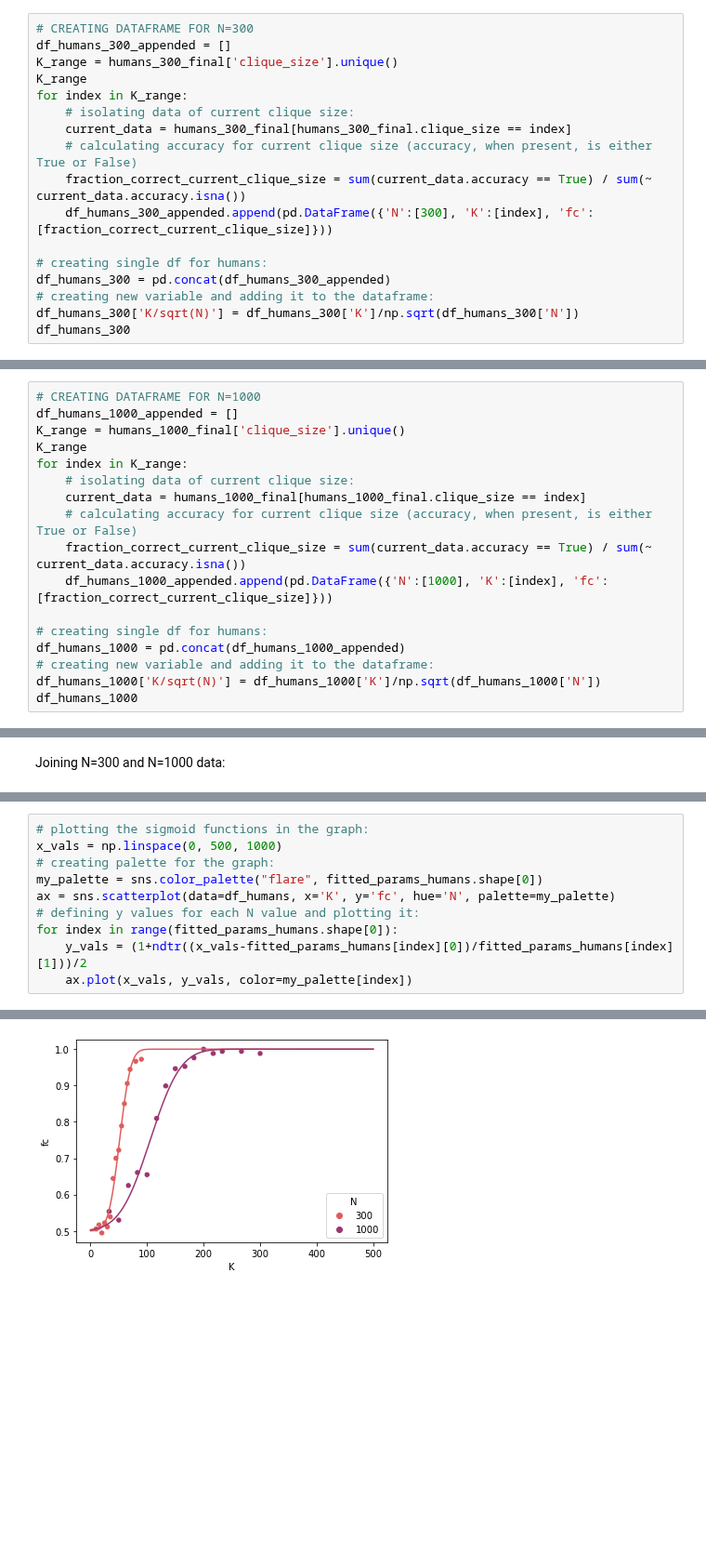
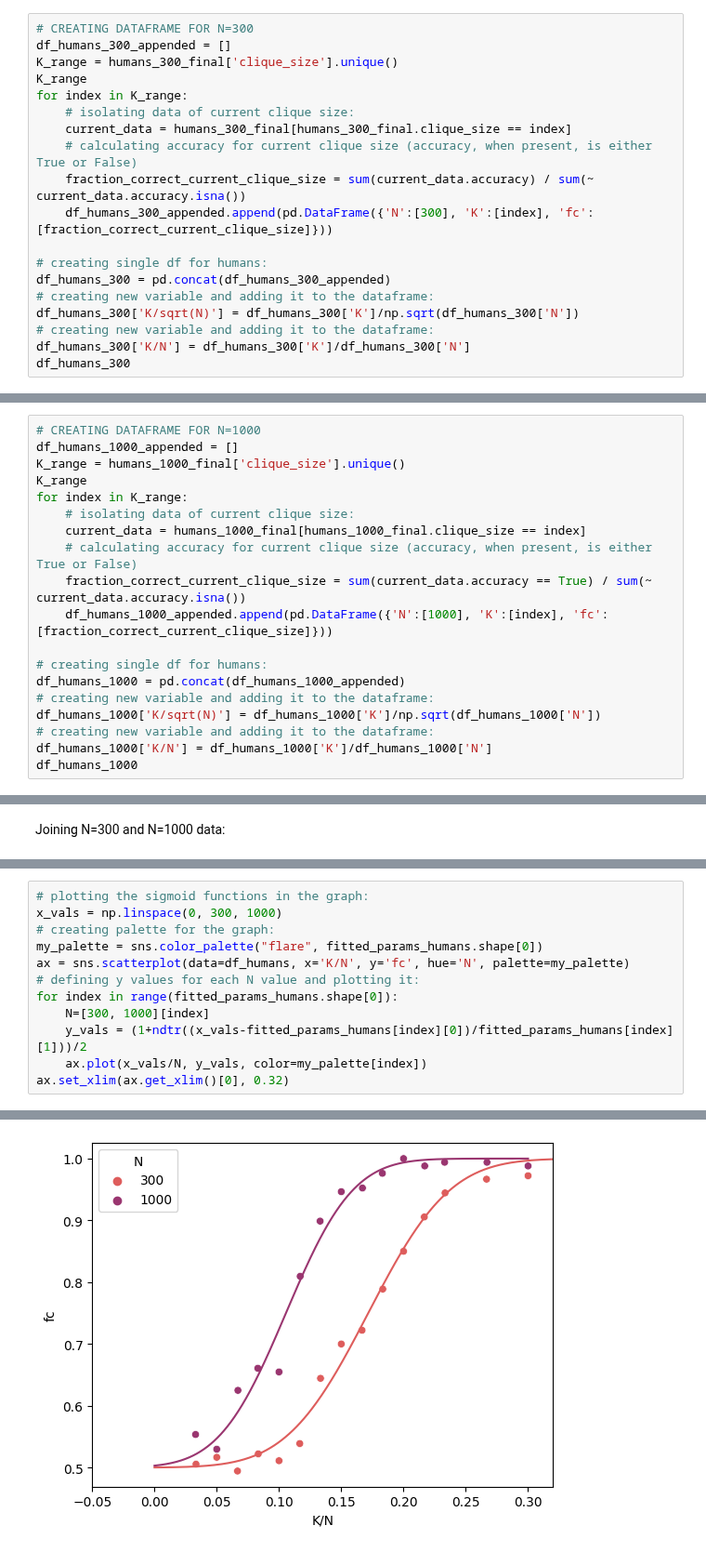
Before and after one commit to danieletirinnanzi/HUPLACLIP-analysis, a Jupyter notebook: data_analysis/pilot_2_horizontal/Pilot2-combined-analysis.ipynb, the cells around one changed output, grey strips where cells are left out. Shown at 93% size. Drawn from its saved outputs; the diff is of its cells as text; blank space fills up the shorter version.

Commit message:
worked on data analysis with Eugenio

```diff
--- a/data_analysis/pilot_2_horizontal/Pilot2-combined-analysis.ipynb
+++ b/data_analysis/pilot_2_horizontal/Pilot2-combined-analysis.ipynb
@@ -215,12 +215,14 @@ for index in K_range:
     # isolating data of current clique size:
     current_data = humans_300_final[humans_300_final.clique_size == index]
     # calculating accuracy for current clique size (accuracy, when present, is either True or False)
-    fraction_correct_current_clique_size = sum(current_data.accuracy == True) / sum(~ current_data.accuracy.isna())
+    fraction_correct_current_clique_size = sum(current_data.accuracy) / sum(~ current_data.accuracy.isna())
     df_humans_300_appended.append(pd.DataFrame({'N':[300], 'K':[index], 'fc':[fraction_correct_current_clique_size]}))
 
 # creating single df for humans:
 df_humans_300 = pd.concat(df_humans_300_appended)
 # creating new variable and adding it to the dataframe:
 df_humans_300['K/sqrt(N)'] = df_humans_300['K']/np.sqrt(df_humans_300['N'])
+# creating new variable and adding it to the dataframe:
+df_humans_300['K/N'] = df_humans_300['K']/df_humans_300['N']
 df_humans_300
 # %% [output]
@@ -303,5 +309,7 @@ for index in K_range:
 df_humans_1000 = pd.concat(df_humans_1000_appended)
 # creating new variable and adding it to the dataframe:
 df_humans_1000['K/sqrt(N)'] = df_humans_1000['K']/np.sqrt(df_humans_1000['N'])
+# creating new variable and adding it to the dataframe:
+df_humans_1000['K/N'] = df_humans_1000['K']/df_humans_1000['N']
 df_humans_1000
 # %% [output]
@@ -362,12 +370,14 @@ array([[ 51.49224731,  15.48359124],
        [105.5643894 ,  42.28321006]])
 # %%
 # plotting the sigmoid functions in the graph:
-x_vals = np.linspace(0, 500, 1000)
+x_vals = np.linspace(0, 300, 1000)
 # creating palette for the graph:
 my_palette = sns.color_palette("flare", fitted_params_humans.shape[0])
-ax = sns.scatterplot(data=df_humans, x='K', y='fc', hue='N', palette=my_palette)
+ax = sns.scatterplot(data=df_humans, x='K/N', y='fc', hue='N', palette=my_palette)
 # defining y values for each N value and plotting it:
 for index in range(fitted_params_humans.shape[0]):
+    N=[300, 1000][index]
     y_vals = (1+ndtr((x_vals-fitted_params_humans[index][0])/fitted_params_humans[index][1]))/2
-    ax.plot(x_vals, y_vals, color=my_palette[index])
+    ax.plot(x_vals/N, y_vals, color=my_palette[index])
+ax.set_xlim(ax.get_xlim()[0], 0.32)
 # %% [output]
@@ -374 +385 @@ for index in range(fitted_params_humans.shape[0]):
-[figure, old version]
+[figure, new version]
```
Also changed, not shown: parts of 13 cells of this notebook.
